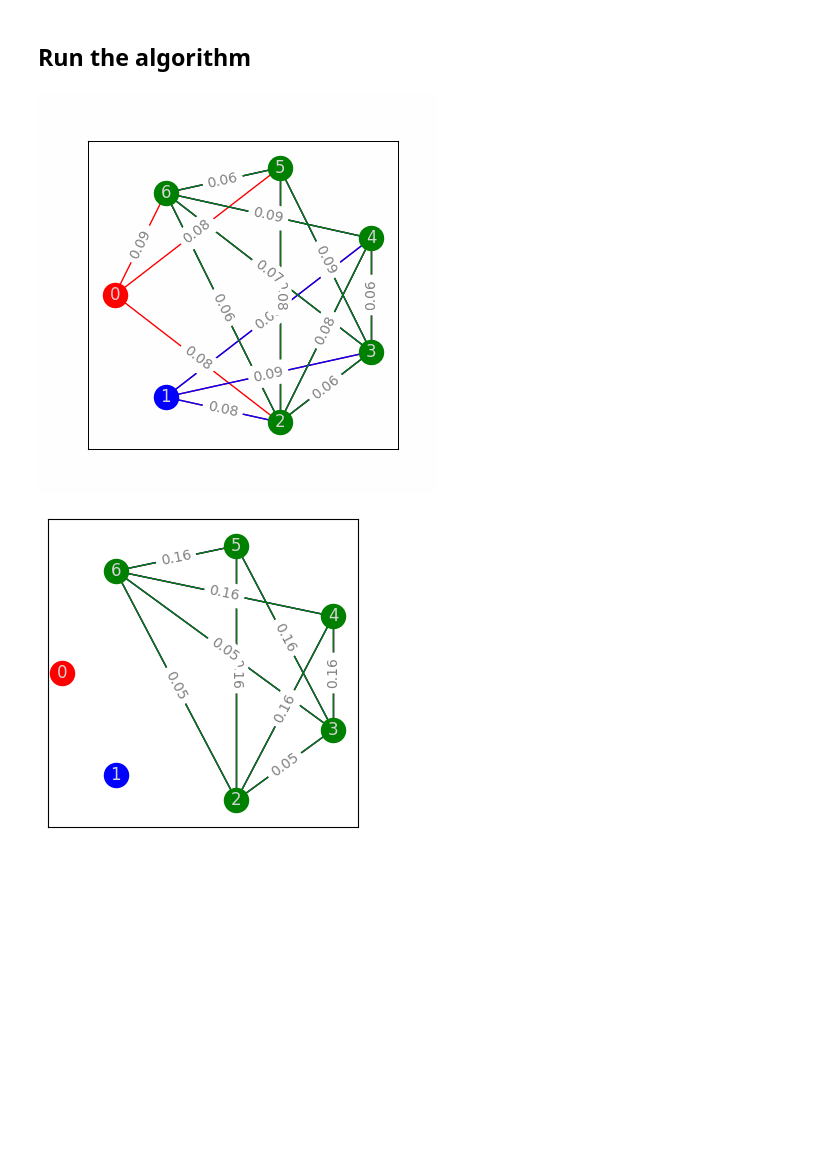
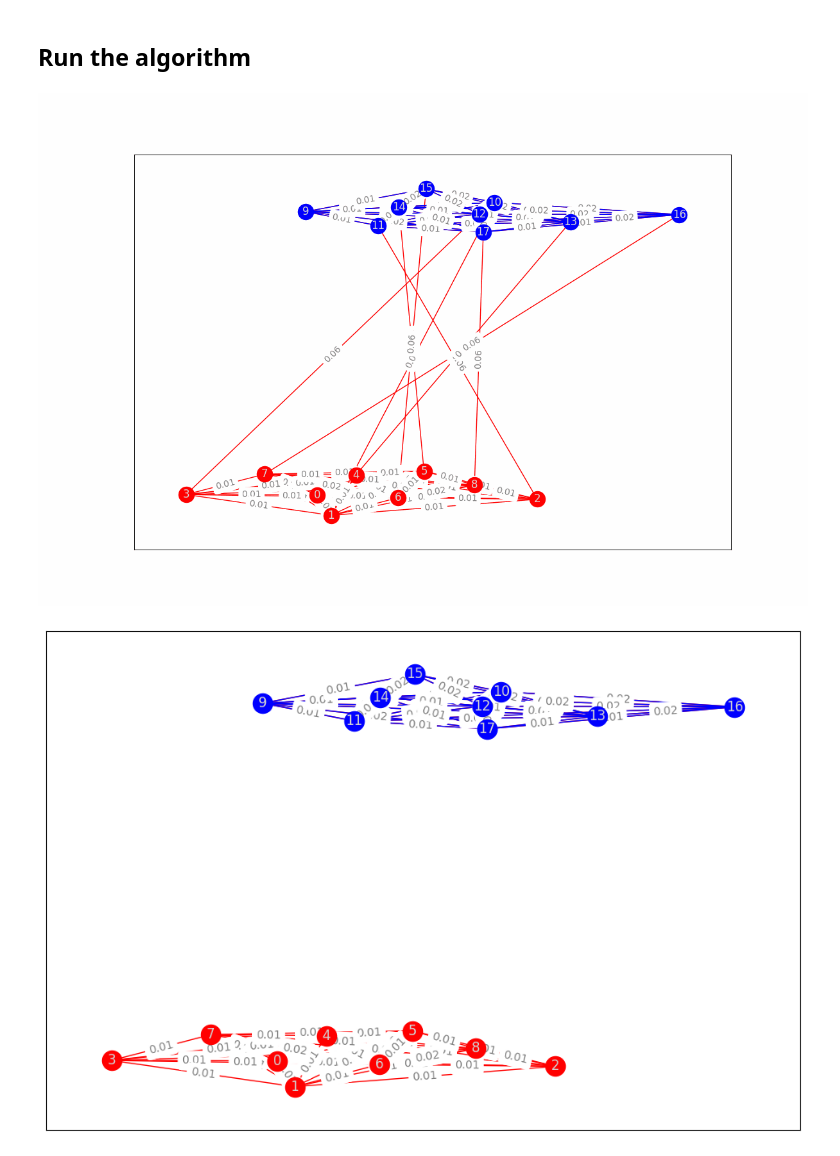
Before and after one commit to MidnightHermes/CS5110-Final-Project, a Jupyter notebook: src/algorithms/girvan_newman.ipynb, the cells around one changed output. Drawn from its saved outputs; the diff is of its cells as text; code cells hidden in the pictures; blank space fills up the shorter version.

Commit message:
Changed girvan_newman.ipynb to use a graph with intentional clusters

```diff
--- a/src/algorithms/girvan_newman.ipynb
+++ b/src/algorithms/girvan_newman.ipynb
@@ -84,11 +84,27 @@ edge_density = exp_edges / max_edges
 # %% [markdown]
 #### Build a Graph object
 # %%
-G = RandomGraphBuilder() \
+G1 = RandomGraphBuilder() \
     .nodes(num_nodes) \
     .random_edges(edge_density) \
     .weighted(range(1,10)) \
+    .complete() \
     .build()
+
+G2 = RandomGraphBuilder() \
+    .nodes(num_nodes) \
+    .random_edges(edge_density) \
+    .weighted(range(1,10)) \
+    .complete() \
+    .build()
+# %%
+G = nx.disjoint_union(G1, G2)
+# Remove some random edges
+for i in range(random.randint(1, 6)):
+    G.remove_edge(*random.choice(list(G.edges)))
+# Insert random edges between the two graphs
+for i in range(num_nodes):
+    G.add_edge(i, i + num_nodes, weight=random.randint(1, 10))
 # %% [markdown]
 #### Plot the initial Graph
 # %%
@@ -102,16 +118,16 @@ nx.draw(G, pos, ax=ax, with_labels=True)
 # %%
 # Run the Girvan-Newman algorithm with animation step tracking
 communities, animation_steps = girvan_newman_animated(G)
 
 # Set up the plot
-fig, ax = plt.subplots(figsize=(4, 4))
-pos = nx.shell_layout(G)  # Use shell_layout to avoid nodes on top of edges
+fig, ax = plt.subplots(figsize=(12, 8))
+pos = nx.spring_layout(G)  # Use shell_layout to avoid nodes on top of edges
 
 # Finally, create the animation
 FuncAnimation(fig, update_anim, frames=animation_steps, fargs=(communities, pos, ax), interval=1000, repeat=False).save("girvan_newman_animation.gif", writer='pillow', fps=0.5)
 
 # And display the animation in a way that jupyter supports
 Image(filename="girvan_newman_animation.gif")
 # %% [output]
-[figure, old version]
+[figure, new version]
-[figure, old version]
+[figure, new version]
```
Also changed, not shown: parts of 1 cell of this notebook, 1 other file.
